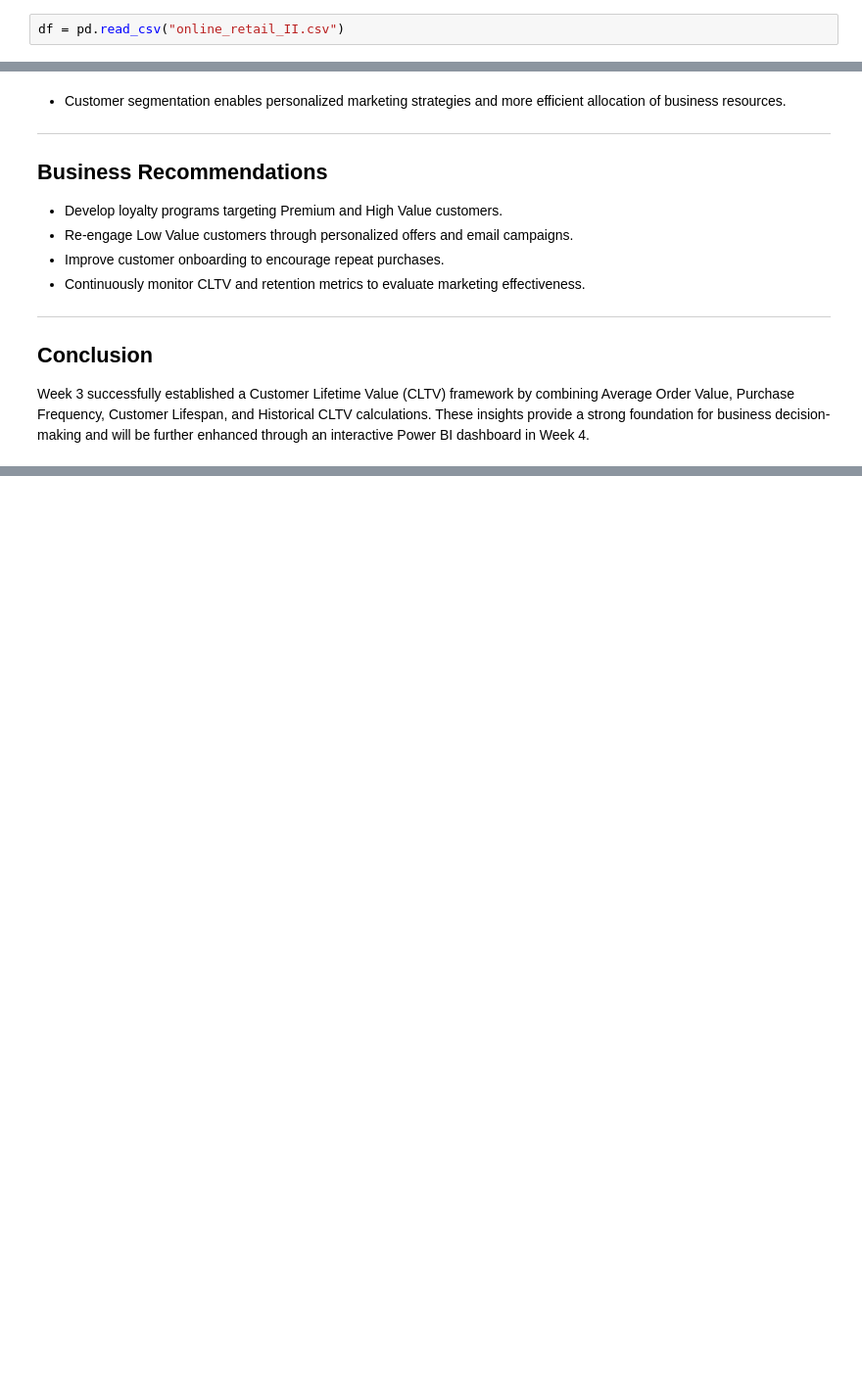
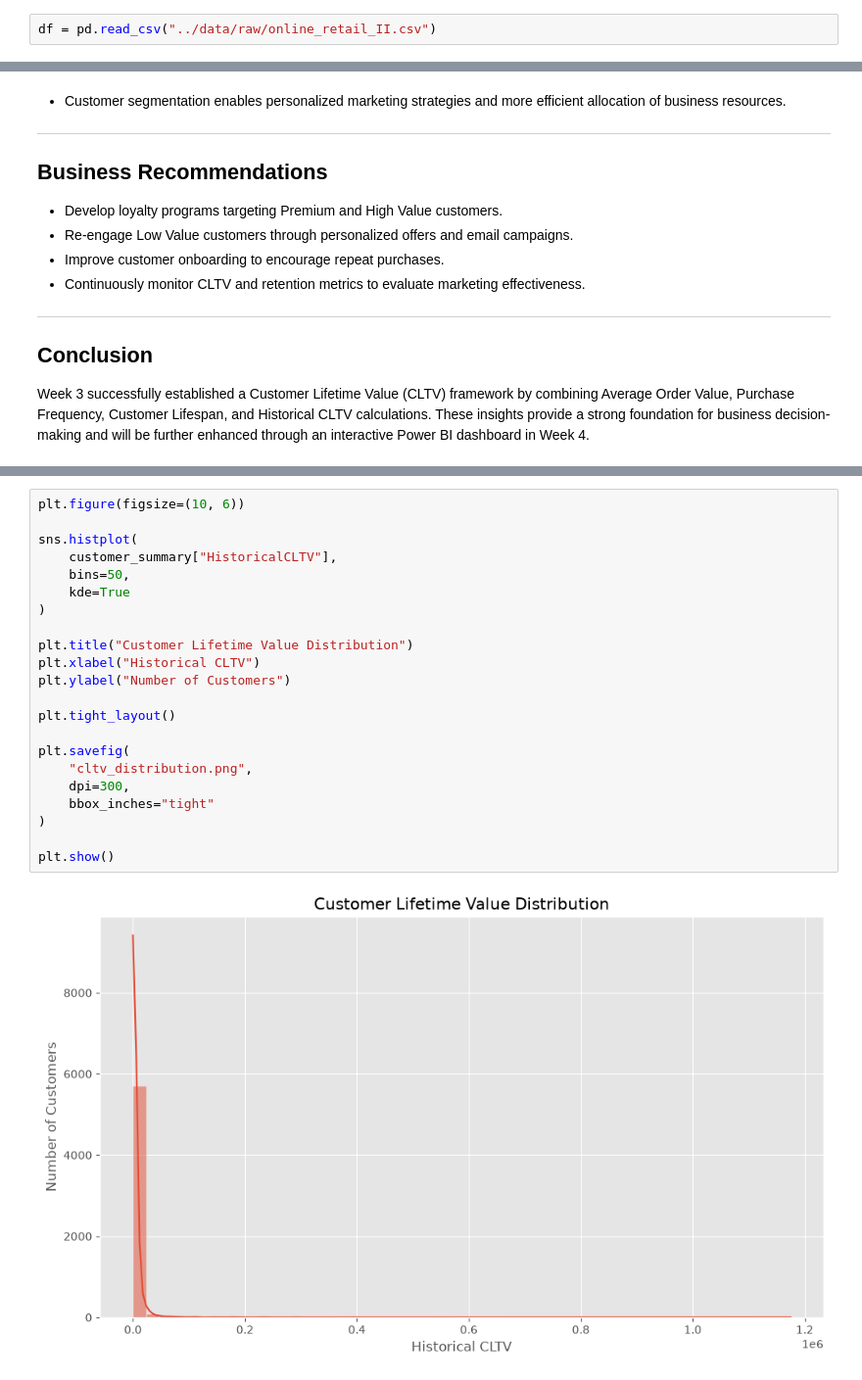
Before and after one commit to arjunkacha/saas-cohort-retention-cltv-analysis, a Jupyter notebook: notebooks/project_2_cohort_retention_cltv_analysis.ipynb, the cells around one changed output, grey strips where cells are left out. Shown at 98% size. Saved outputs shown, nothing was run; the diff lists cells and outputs as text; blank space fills up the shorter version.

Commit message:
feat: complete CLTV analysis visualizations

```diff
--- a/notebooks/project_2_cohort_retention_cltv_analysis.ipynb
+++ b/notebooks/project_2_cohort_retention_cltv_analysis.ipynb
@@ -120,7 +128,7 @@ from IPython.display import display
 pd.set_option("display.max_columns", None)
 plt.style.use("ggplot")
 # %%
-df = pd.read_csv("online_retail_II.csv")
+df = pd.read_csv("../data/raw/online_retail_II.csv")
 # %%
 df.shape
 # %% [output]
@@ -954,0 +952,24 @@ Week 3 successfully established a Customer Lifetime Value (CLTV) framework by co
+# %%
+plt.figure(figsize=(10, 6))
+
+sns.histplot(
+    customer_summary["HistoricalCLTV"],
+    bins=50,
+    kde=True
+)
+
+plt.title("Customer Lifetime Value Distribution")
+plt.xlabel("Historical CLTV")
+plt.ylabel("Number of Customers")
+
+plt.tight_layout()
+
+plt.savefig(
+    "cltv_distribution.png",
+    dpi=300,
+    bbox_inches="tight"
+)
+
+plt.show()
+# %% [output]
+[figure, added]
```
Also changed, not shown: parts of 33 cells of this notebook, 4 other files.
